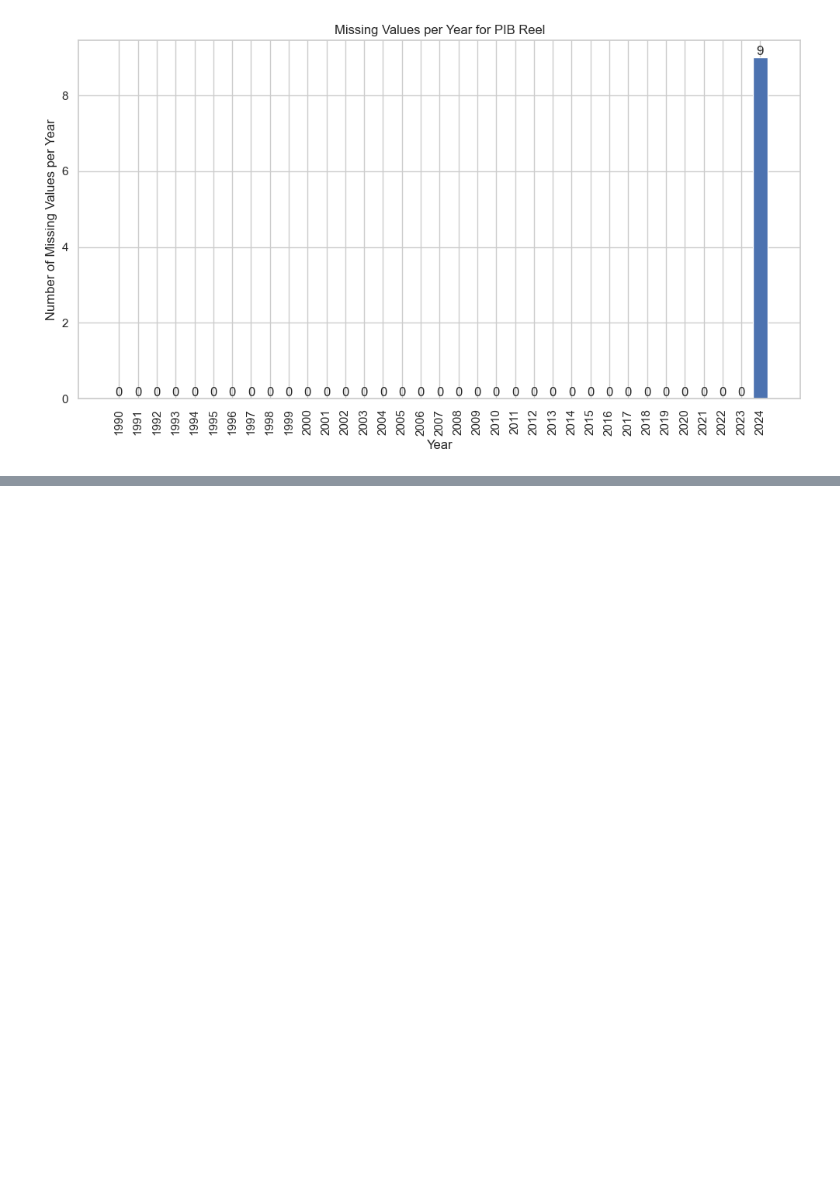
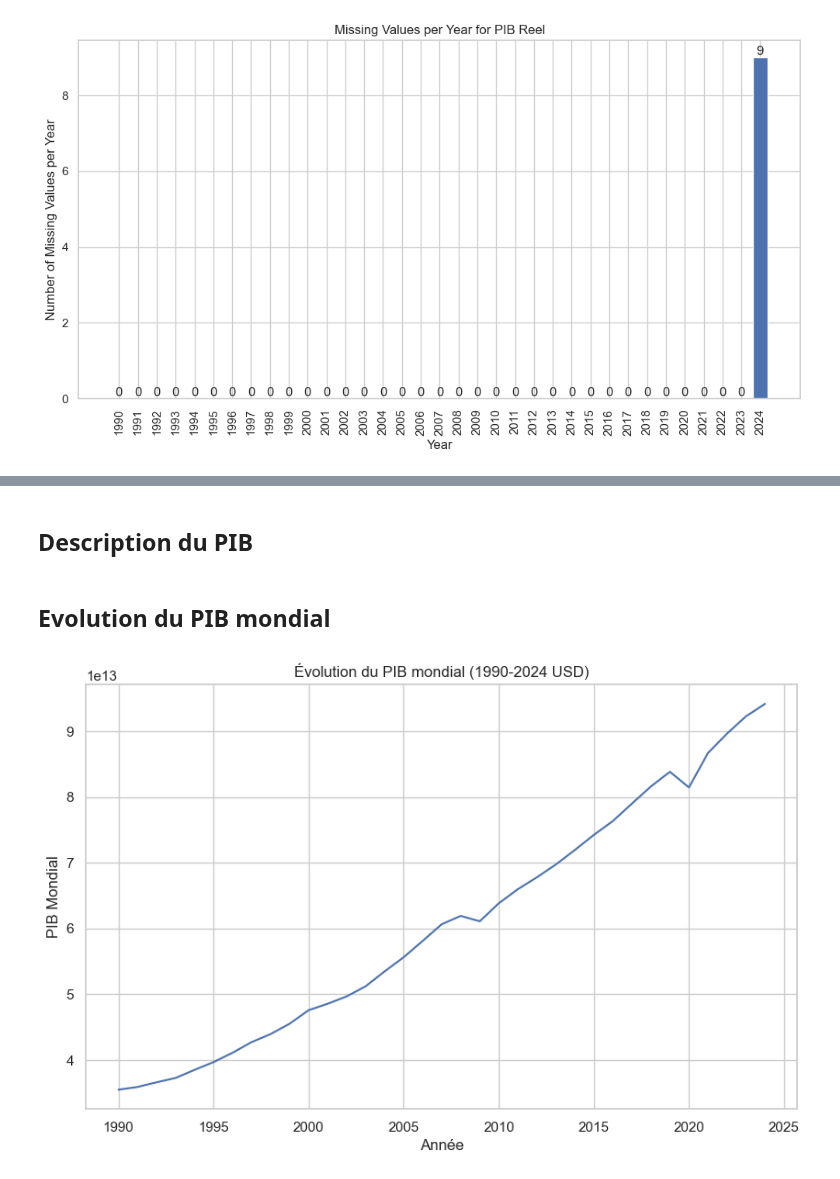
Before and after one commit to nile2304/Data-Science-Project-ENSAE, a Jupyter notebook: main.ipynb, the cells around one changed output, grey strips where cells are left out. Drawn from its saved outputs; the diff is of its cells as text; code cells hidden in the pictures; blank space fills up the shorter version.

```diff
--- a/main.ipynb
+++ b/main.ipynb
@@ -122,0 +126,10 @@ da.check_missing_values(PIB_Reel_data_final,"PIB")
+# %% [markdown]
+## Description du PIB
+# %% [markdown]
+## Evolution du PIB mondial
+# %%
+## Description du PIB
+import matplotlib.pyplot as plt
+dv.plot_world_PIB(PIB_Reel_data_final)
+# %% [output]
+[figure, added]
```
Also changed, not shown: parts of 8 cells of this notebook, 1 other file.
